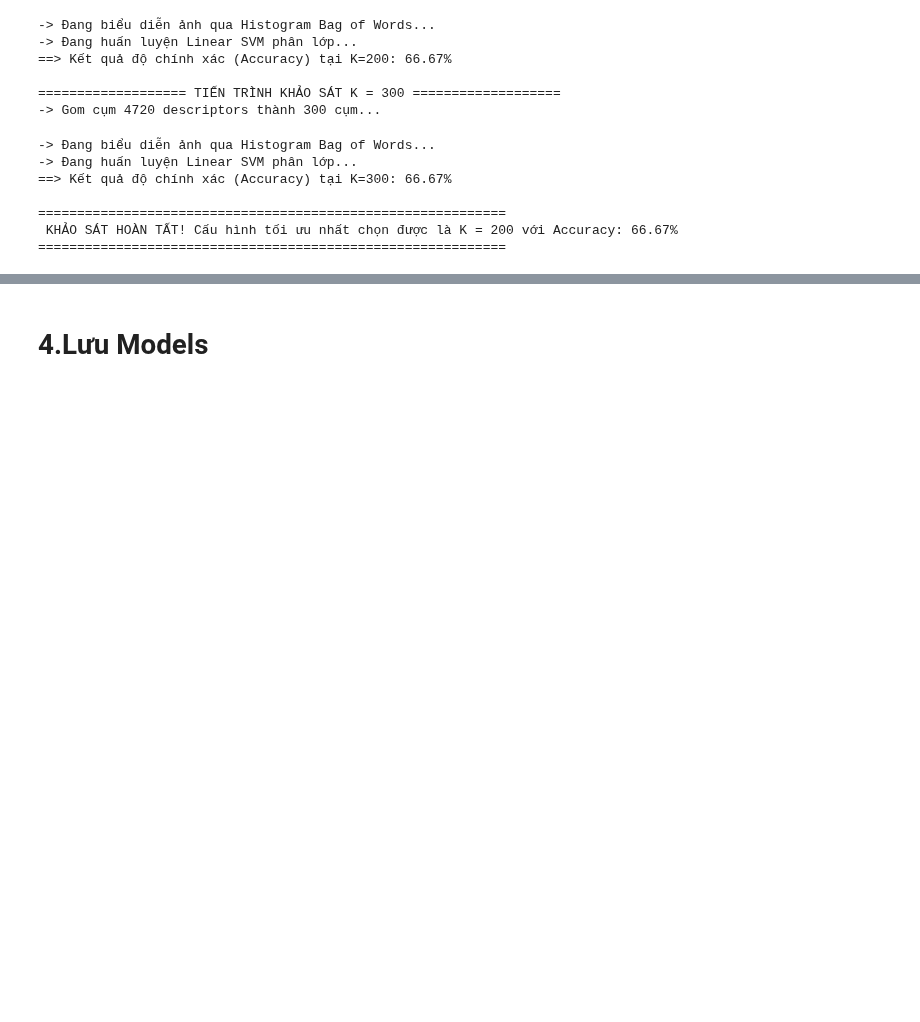
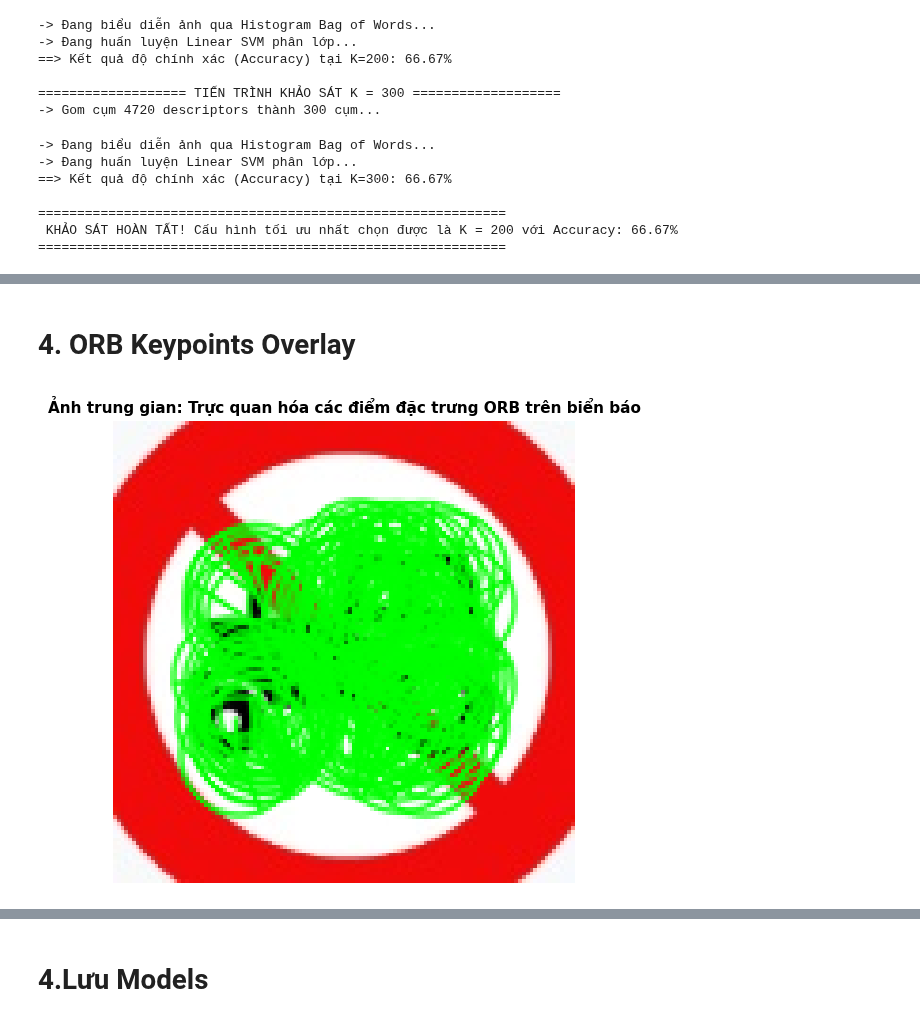
Before and after one commit to JunnDung/XuLiAnhVaThiGiacMayTinh, a Jupyter notebook: notebooks/03_classification.ipynb, the cells around one changed output, grey strips where cells are left out. Cells and saved outputs as stored; diff of their text form; code cells hidden in the pictures; blank space fills up the shorter version.

```diff
--- a/notebooks/03_classification.ipynb
+++ b/notebooks/03_classification.ipynb
@@ -282,0 +326,27 @@ print("=" * 60)
+# %% [markdown]
+# 4. ORB Keypoints Overlay
+# %%
+# [Ô MỚI 2] - TRỰC QUAN HÓA ĐẶC TRƯNG TRUNG GIAN (KEYPOINTS OVERLAY)
+import cv2
+
+# Lấy thử ảnh đầu tiên trong mảng valid_images của bạn để làm mẫu trực quan
+if len(valid_images) > 0:
+    sample_img = valid_images[0]
+
+    # Trích xuất các điểm đặc trưng của ảnh mẫu này
+    kp, des = extract_orb(sample_img, n_features=500)
+
+    # Vẽ các vòng tròn đặc trưng phong phú (Rich Keypoints hiển thị rõ kích thước và hướng vùng chọn)
+    img_kp = cv2.drawKeypoints(sample_img, kp, None, color=(0, 255, 0),
+                               flags=cv2.DRAW_MATCHES_FLAGS_DRAW_RICH_KEYPOINTS)
+
+    # Hiển thị ảnh đặc trưng qua matplotlib
+    plt.figure(figsize=(6, 6))
+    plt.imshow(cv2.cvtColor(img_kp, cv2.COLOR_BGR2RGB))
+    plt.title("Ảnh trung gian: Trực quan hóa các điểm đặc trưng ORB trên biển báo", fontsize=11, fontweight='bold')
+    plt.axis("off")
+    plt.show()
+else:
+    print("Mảng valid_images trống, không có ảnh mẫu để hiển thị!")
+# %% [output]
+[figure, added]
```
Also changed, not shown: parts of 6 cells of this notebook, 1 other file.
